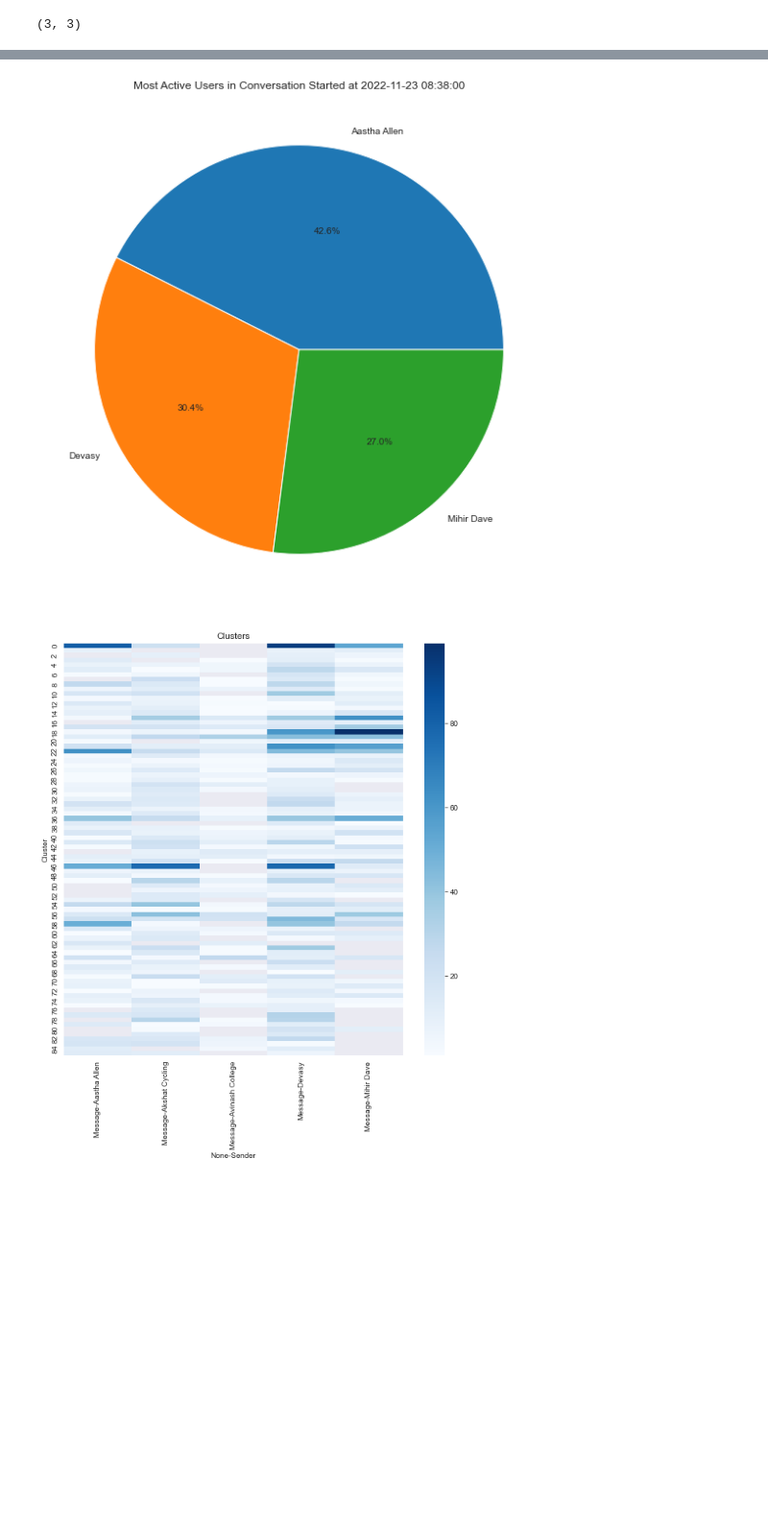
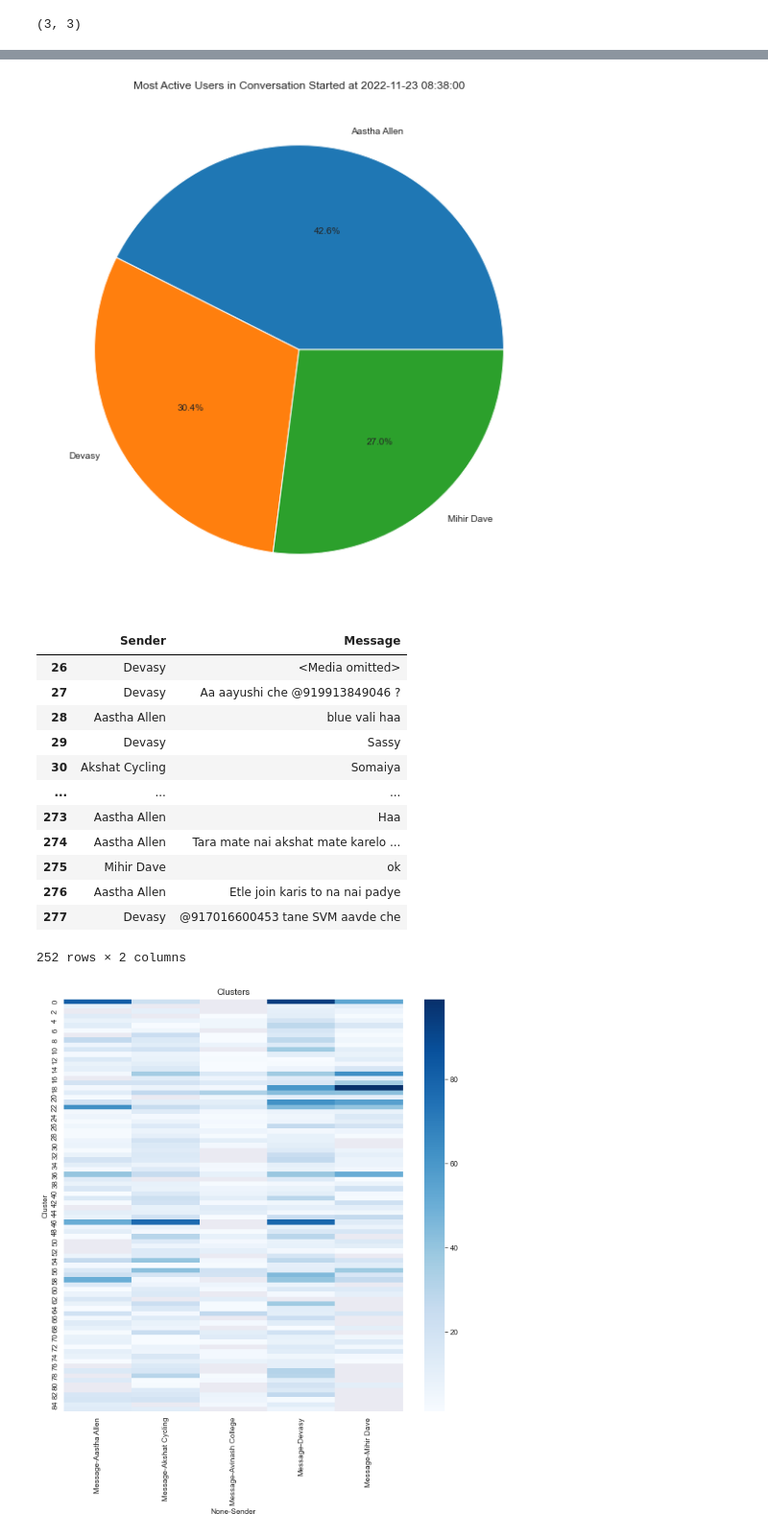
Before and after one commit to Devasy23/WhatsappChat_analysis, a Jupyter notebook: test1.ipynb, the cells around one changed output, grey strips where cells are left out. Shown: that part at 96% size. Drawn from its saved outputs; the diff is of its cells as text; code cells hidden in the pictures; blank space fills up the shorter version.

```diff
--- a/test1.ipynb
+++ b/test1.ipynb
@@ -209,26 +209,46 @@ best_clusters_active[0].shape
 # %%
 # visualize the clusters via pie chart
 import matplotlib.pyplot as plt
 import seaborn as sns
 sns.set_style('darkgrid')
 # plt.figure(figsize=(10, 10))
 # plt.pie(df1['Cluster'].value_counts(), labels=df1['Cluster'].value_counts().index, autopct='%1.1f%%')
 # plt.title('Clusters')
 # plt.show()
 
 # visualize the best clusters active users via pie chart
 for xyz in best_clusters_active:
     plt.figure(figsize=(10, 10))
     plt.pie(xyz['Message'], labels=xyz['Sender'], autopct='%1.1f%%')
     clusternumber = xyz['Cluster'][0]
     # get date and time of first message in cluster
     time = df[df['Cluster']==clusternumber]['Date & Time'].min()
     plt.title('Most Active Users in Conversation Started at ' + str(time))
     plt.show()
+
+
+# function get the messages & sender from the cluster number
+def get_messages(cluster_number):
+    return df[df['Cluster']==cluster_number][['Sender', 'Message']]
+
+get_messages(0)
 # %% [output]
 [figure]
 [figure]
 [figure]
+|  | Sender | Message |
+| 26 | Devasy | <Media omitted> |
+| 27 | Devasy | Aa aayushi che @919913849046 ? |
+| 28 | Aastha Allen | blue vali haa |
+| 29 | Devasy | Sassy |
+| 30 | Akshat Cycling | Somaiya |
+| ... | ... | ... |
+| 273 | Aastha Allen | Haa |
+| 274 | Aastha Allen | Tara mate nai akshat mate karelo ... |
+| 275 | Mihir Dave | ok |
+| 276 | Aastha Allen | Etle join karis to na nai padye |
+| 277 | Devasy | @917016600453 tane SVM aavde che |
+252 rows × 2 columns
 # %%
 # visualize the heatmap of the clusters
 import seaborn as sns
```
Also changed, not shown: parts of 1 cell of this notebook, 1 other file.
